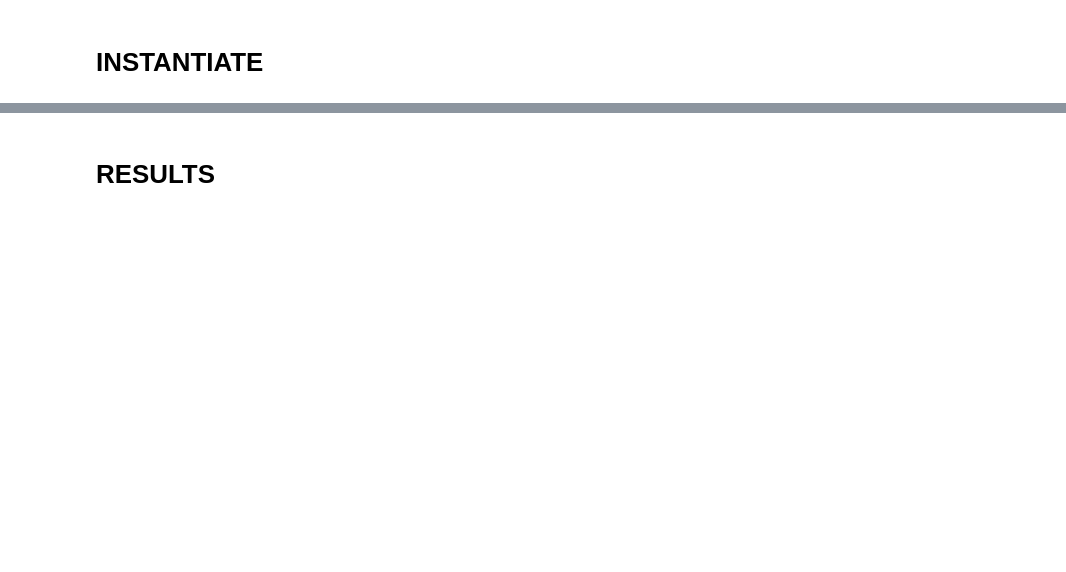
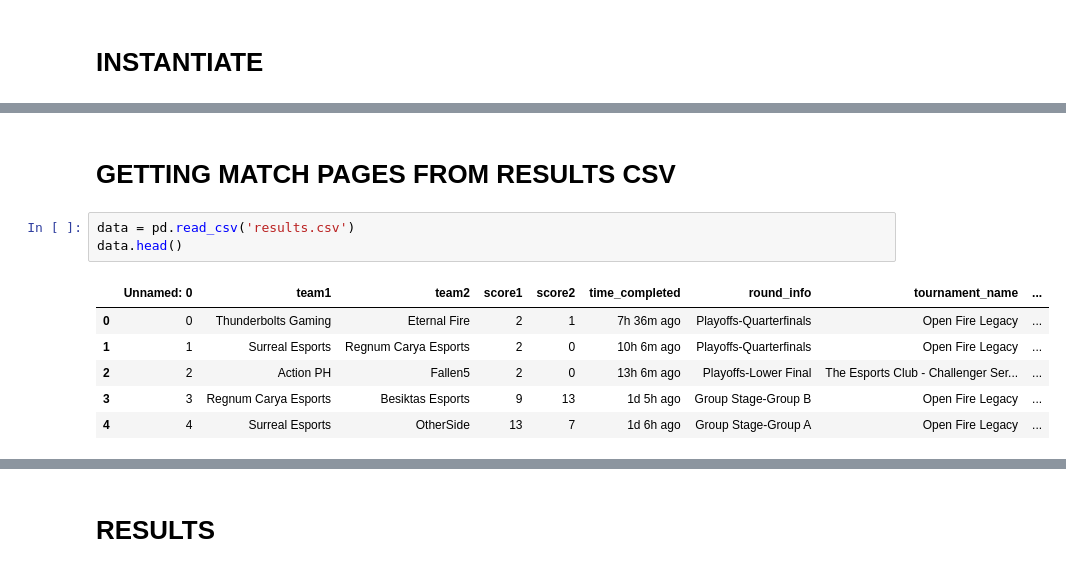
Before and after one commit to fnurrahmadi/data-portfolio, a Jupyter notebook: vlrgg Unofficial REST API - updated/vlrgg scraper.ipynb, the cells around one changed output, grey strips where cells are left out. Drawn from its saved outputs; the diff is of its cells as text; blank space fills up the shorter version.

```diff
--- a/vlrgg Unofficial REST API - updated/vlrgg scraper.ipynb
+++ b/vlrgg Unofficial REST API - updated/vlrgg scraper.ipynb
@@ -10,0 +19,12 @@ import json
+# %% [markdown]
+# GETTING MATCH PAGES FROM RESULTS CSV
+# %%
+data = pd.read_csv('results.csv')
+data.head()
+# %% [output]
+|  | Unnamed: 0 | team1 | team2 | score1 | score2 | time_completed | round_info | tournament_name | ... |
+| 0 | 0 | Thunderbolts Gaming | Eternal Fire | 2 | 1 | 7h 36m ago | Playoffs-Quarterfinals | Open Fire Legacy | ... |
+| 1 | 1 | Surreal Esports | Regnum Carya Esports | 2 | 0 | 10h 6m ago | Playoffs-Quarterfinals | Open Fire Legacy | ... |
+| 2 | 2 | Action PH | Fallen5 | 2 | 0 | 13h 6m ago | Playoffs-Lower Final | The Esports Club - Challenger Ser... | ... |
+| 3 | 3 | Regnum Carya Esports | Besiktas Esports | 9 | 13 | 1d 5h ago | Group Stage-Group B | Open Fire Legacy | ... |
+| 4 | 4 | Surreal Esports | OtherSide | 13 | 7 | 1d 6h ago | Group Stage-Group A | Open Fire Legacy | ... |
```
Also changed, not shown: parts of 14 cells of this notebook, 11 other files.
